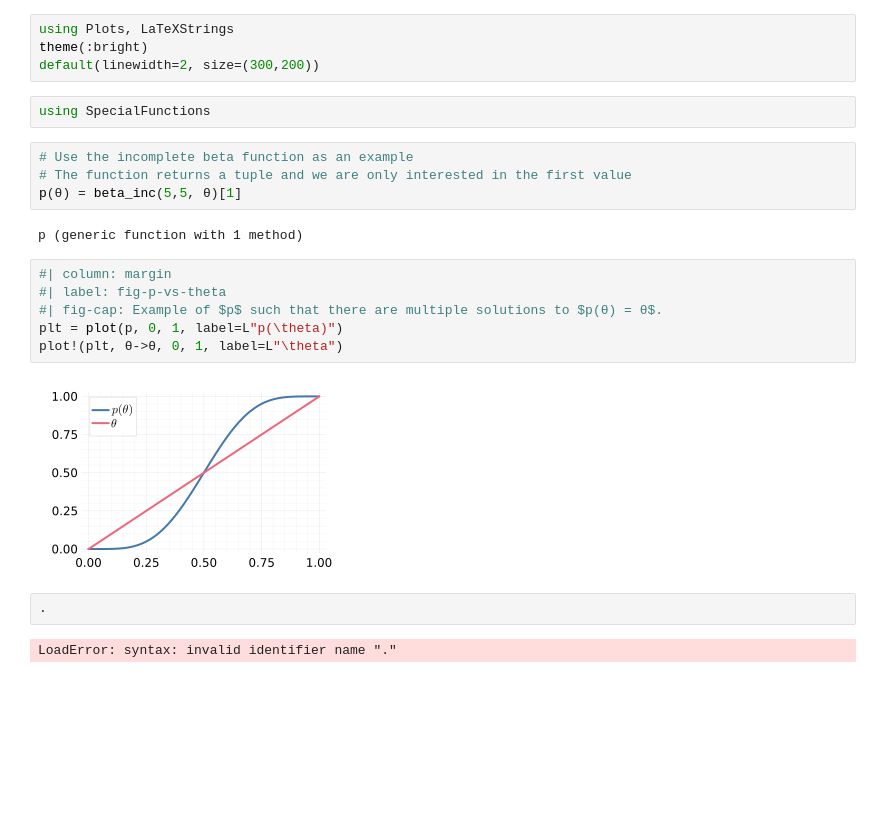
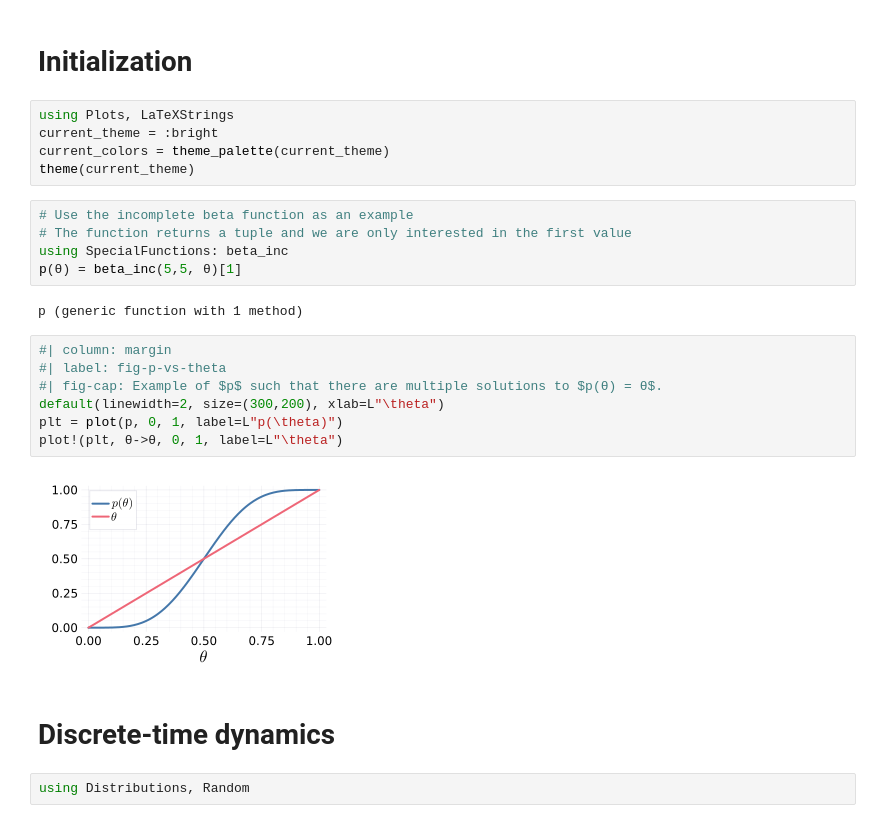
Before and after one commit to adityam/stochastic-control, a Jupyter notebook: julia-examples/stochastic-approximation-urn-model/urn-model.ipynb, the cells around one changed output. Drawn from its saved outputs; the diff is of its cells as text; blank space fills up the shorter version.

Commit message:
Adding more plots

```diff
--- a/julia-examples/stochastic-approximation-urn-model/urn-model.ipynb
+++ b/julia-examples/stochastic-approximation-urn-model/urn-model.ipynb
@@ -1,24 +8,27 @@
+# %% [markdown]
+# Initialization
 # %%
 using Plots, LaTeXStrings
-theme(:bright)
-default(linewidth=2, size=(300,200))
+current_theme = :bright
+current_colors = theme_palette(current_theme)
+theme(current_theme)
-# %%
-using SpecialFunctions
 # %%
 # Use the incomplete beta function as an example
 # The function returns a tuple and we are only interested in the first value
+using SpecialFunctions: beta_inc
 p(θ) = beta_inc(5,5, θ)[1]
 # %% [output]
 p (generic function with 1 method)
 # %%
 #| column: margin
 #| label: fig-p-vs-theta
 #| fig-cap: Example of $p$ such that there are multiple solutions to $p(θ) = θ$.
+default(linewidth=2, size=(300,200), xlab=L"\theta")
 plt = plot(p, 0, 1, label=L"p(\theta)")
 plot!(plt, θ->θ, 0, 1, label=L"\theta")
 # %% [output]
-[figure, old version]
+[figure, new version]
-# %%
-.
-# %% [output]
-LoadError: syntax: invalid identifier name "."
+# %% [markdown]
+# Discrete-time dynamics
+# %%
+using Distributions, Random
```
Also changed, not shown: parts of 2 cells of this notebook, 4 other files.
